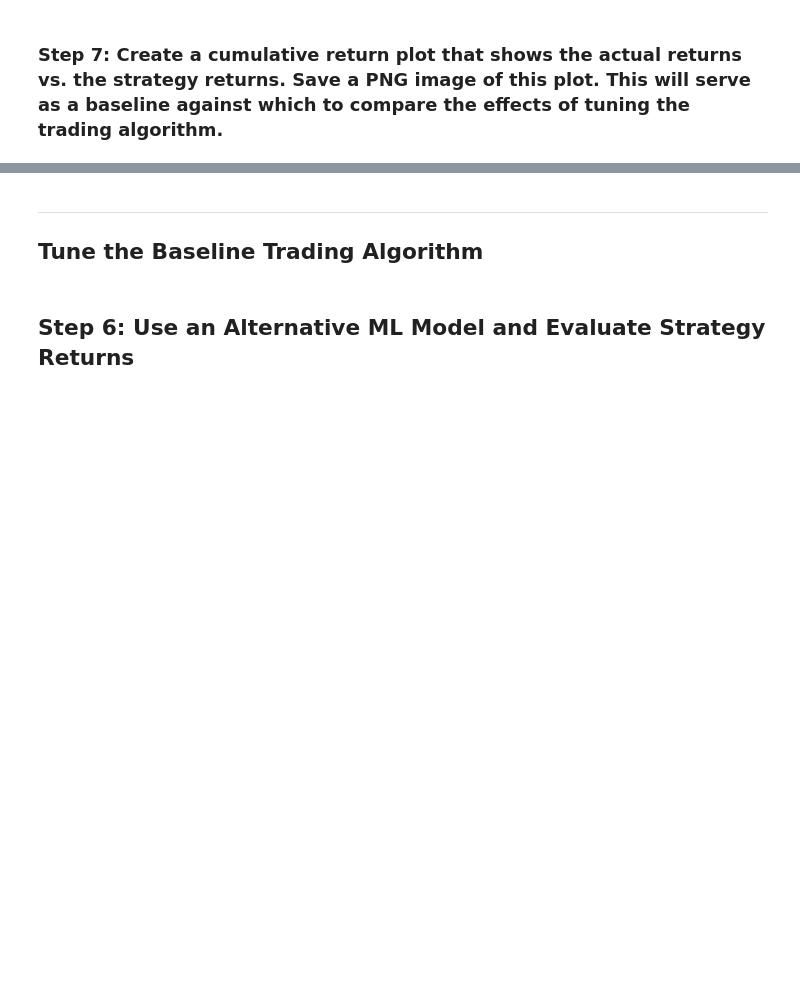
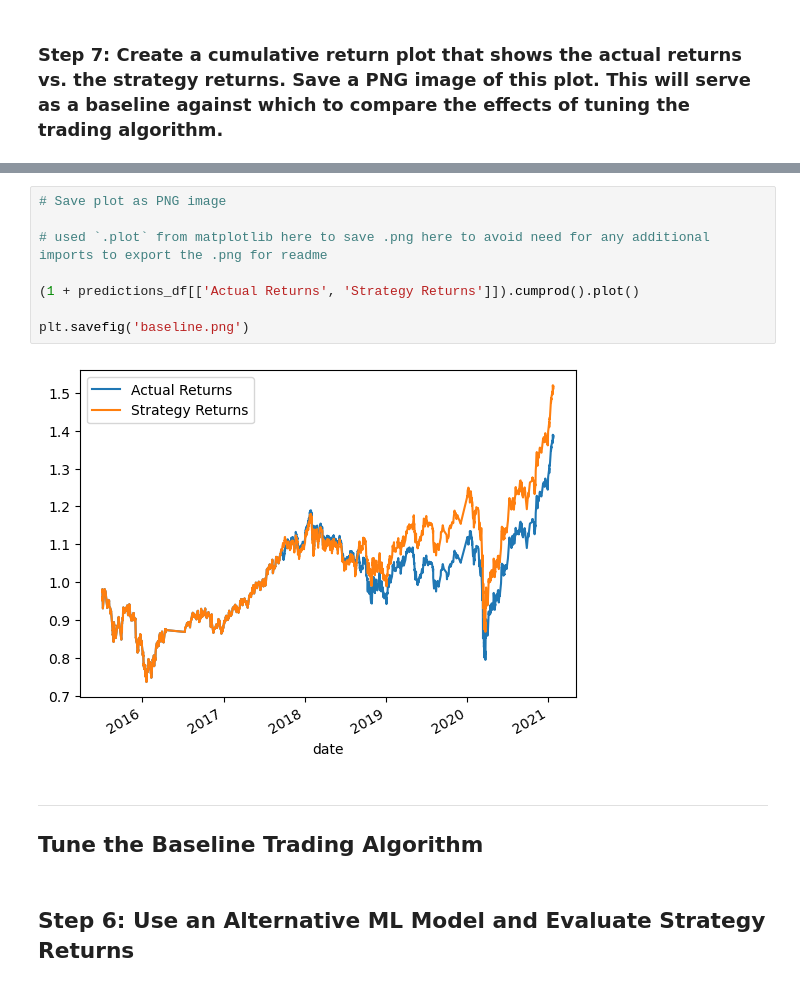
Before and after one commit to cannabbeers/14_algorithmic_trading, a Jupyter notebook: machine_learning_trading_bot.ipynb, the cells around one changed output, grey strips where cells are left out. Drawn from its saved outputs; the diff is of its cells as text; blank space fills up the shorter version.

```diff
--- a/machine_learning_trading_bot.ipynb
+++ b/machine_learning_trading_bot.ipynb
@@ -457,3 +444,13 @@ plt.savefig('actual_vs_strategy_returns.png')
+# %%
+# Save plot as PNG image
+
+# used `.plot` from matplotlib here to save .png here to avoid need for any additional imports to export the .png for readme
+
+(1 + predictions_df[['Actual Returns', 'Strategy Returns']]).cumprod().plot()
+
+plt.savefig('baseline.png')
+# %% [output]
+[figure, added]
 # %% [markdown]
 ---
 
```
Also changed, not shown: parts of 7 cells of this notebook, 5 other files.
